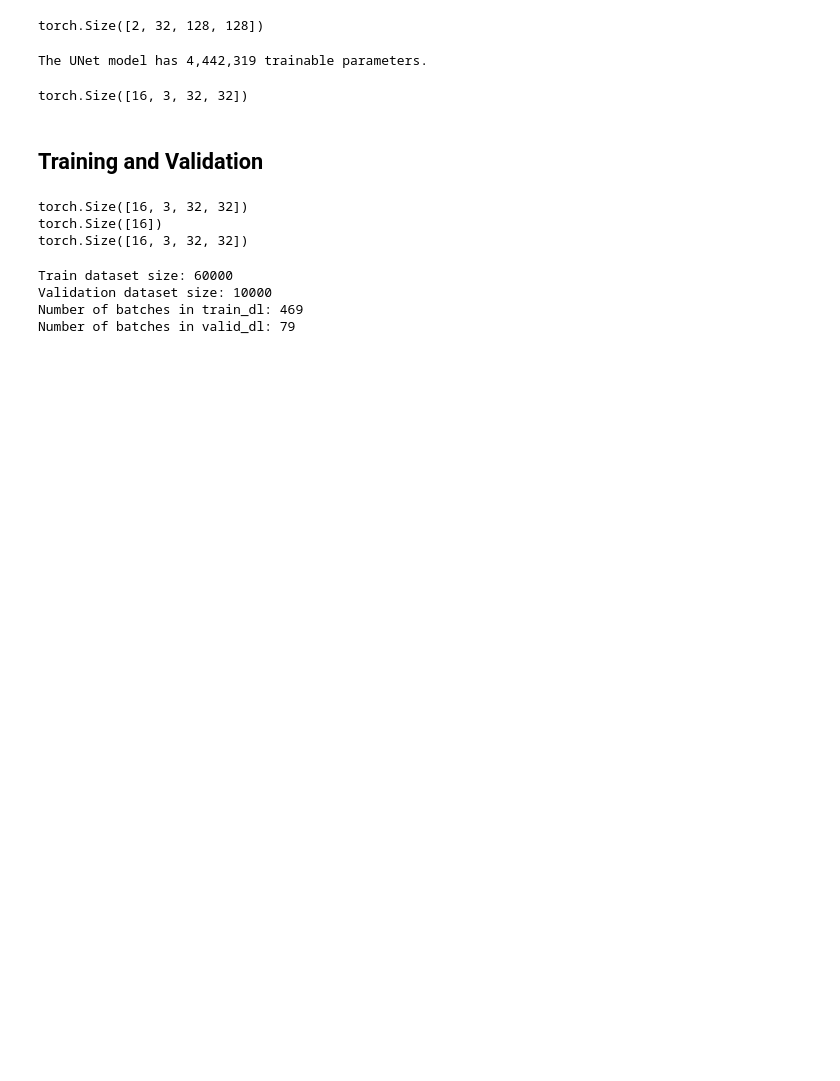
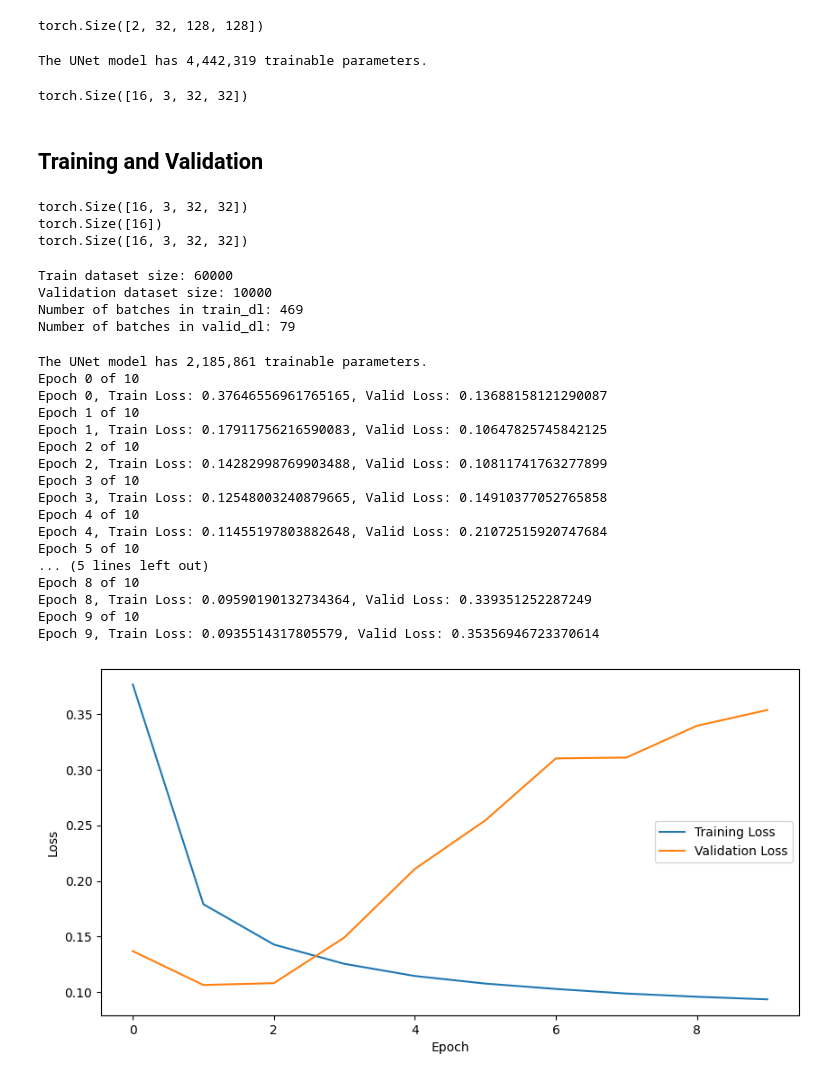
Before and after one commit to aryamanpandya99/computer_vision, a Jupyter notebook: ddpm.ipynb, the cells around one changed output. Cells and saved outputs as stored; diff of their text form; code cells hidden in the pictures; blank space fills up the shorter version.

```diff
--- a/ddpm.ipynb
+++ b/ddpm.ipynb
@@ -449,7 +449,7 @@ class UNet(nn.Module):
         )
 
         self.group_norm = nn.GroupNorm(num_groups=in_channels, num_channels=in_channels)
-        self.conv_out = nn.Conv2d(down_filters[0], in_channels, 3, padding=1)
+        self.conv_out = nn.Conv2d(in_channels=down_filters[0], out_channels=in_channels, kernel_size=3, padding=1)
 
     def forward(self, x, t):
         if self.T is not None:
@@ -469,6 +469,7 @@ class UNet(nn.Module):
         bottom_output = self.middle_upsample(bottom_output)
 
         right_out = self.right_block(bottom_output, residual_outputs, t_emb)
+
         output = self.conv_out(right_out)
         return output
 # %%
@@ -493,7 +494,7 @@ torch.Size([16, 3, 32, 32])
 # %% [markdown]
 ## Training and Validation
 # %%
-def alpha_bar(beta_schedule: torch.Tensor):
+def get_alpha_bar(beta_schedule: torch.Tensor):
     """
     what we need to do here is prepare a tensor of alpha_bars where each t'th entry
     in alphabars is the product of the alphas leading up to it. Alpha is  as 1 - beta
@@ -521,7 +522,7 @@ def prepare_batch(x: torch.Tensor, T: int, beta_schedule: torch.Tensor):
     t = torch.randint(0, T, (batch_size,)).to(device)
     e = torch.randn_like(x).to(device)
 
-    alpha_bar_t = alpha_bar(beta_schedule[t])
+    alpha_bar_t = get_alpha_bar(beta_schedule)[t]
     alpha_bar_t = alpha_bar_t.view(-1, 1, 1, 1)
 
     noisy_images = alpha_bar_t.sqrt() * x + (1 - alpha_bar_t).sqrt() * e
@@ -544,7 +545,15 @@ torch.Size([16, 3, 32, 32])
 torch.Size([16])
 torch.Size([16, 3, 32, 32])
 # %%
-def validate_model(model, valid_loader, loss_fn, all_valid_loss, T, beta_schedule):
+def validate_model(
+        model,
+        valid_loader,
+        loss_fn,
+        all_valid_loss,
+        T,
+        beta_schedule,
+        using_diffusers: bool = False
+        ):
     model.eval()
     valid_loss = []
 
@@ -552,7 +561,10 @@ def validate_model(model, valid_loader, loss_fn, all_valid_loss, T, beta_schedul
         for batch in valid_loader:
             x, _ = batch
             (noisy_images, t), e = prepare_batch(x, T, beta_schedule)
-            y_pred = model(noisy_images, t).sample # sample for diffusers library components
+            if using_diffusers:
+                y_pred = model(noisy_images, t).sample # sample for diffusers library components
+            else:
+                y_pred = model(noisy_images, t)
             loss = loss_fn(y_pred, e)
             valid_loss.append(loss.item())
 
@@ -578,21 +590,28 @@ def train_model(model: nn.Module,
                 epochs: int = 10,
                 valid_every: int = 1,
                 T: int = 1000,
+                using_diffusers: bool = False
                 ):
 
     all_train_loss = []
     all_valid_loss = []
+
+    alpha_bar = get_alpha_bar(beta_schedule)
 
     for epoch in range(epochs):
         print(f"Epoch {epoch} of {epochs}")
         model.train()
         train_loss = []
 
+
         for batch in train_loader:
             x, _ = batch
             (noisy_images, t), e = prepare_batch(x, T, beta_schedule)
             optim.zero_grad()
-            y_pred = model(noisy_images, t).sample # sample for diffusers library components
+            if using_diffusers:
+                y_pred = model(noisy_images, t).sample # sample for diffusers library components
+            else:
+                y_pred = model(noisy_images, t)
 
             loss = loss_fn(y_pred, e)
             loss.backward()
@@ -603,7 +622,7 @@ def train_model(model: nn.Module,
         scheduler.step()
 
         if epoch % valid_every == 0:
-            validate_model(model, valid_loader, loss_fn, all_valid_loss, T, beta_schedule)
+            validate_model(model, valid_loader, loss_fn, all_valid_loss, T, beta_schedule, using_diffusers)
             print(
                 f"Epoch {epoch}, Train Loss: {sum(train_loss) / len(train_loss)}, "
                 f"Valid Loss: {all_valid_loss[-1]}"
@@ -689,31 +708,50 @@ Number of batches in valid_dl: 79
 # %%
 model = UNet(
     down_filters=[32, 64, 128],
     in_channels=1,
     num_layers=1,
     has_attention=True,
     num_heads=1,
     diffusion_steps=1000,
 ).to(device)
 
 num_params = count_parameters(model)
 print(f"The UNet model has {num_params:,} trainable parameters.")
 
-optim = torch.optim.Adam(model.parameters(), lr=1e-3, eps=1e-6)
+optim = torch.optim.Adam(model.parameters(), lr=3e-4)
 scheduler = torch.optim.lr_scheduler.OneCycleLR(optim, max_lr=1e-3, steps_per_epoch=len(train_dl), epochs=10)
 loss_fn = nn.MSELoss()
 
 beta_schedule = torch.linspace(0.0001, 0.02, 1000).to(device)
 
 train_model(
     model=model,
     optim=optim,
     loss_fn=loss_fn,
     train_loader=train_dl,
     valid_loader=valid_dl,
     scheduler=scheduler,
     beta_schedule=beta_schedule,
     epochs=10,
     valid_every=1,
     T=1000
 )
+# %% [output]
+The UNet model has 2,185,861 trainable parameters.
+Epoch 0 of 10
+Epoch 0, Train Loss: 0.37646556961765165, Valid Loss: 0.13688158121290087
+Epoch 1 of 10
+Epoch 1, Train Loss: 0.17911756216590083, Valid Loss: 0.10647825745842125
+Epoch 2 of 10
+Epoch 2, Train Loss: 0.14282998769903488, Valid Loss: 0.10811741763277899
+Epoch 3 of 10
+Epoch 3, Train Loss: 0.12548003240879665, Valid Loss: 0.14910377052765858
+Epoch 4 of 10
+Epoch 4, Train Loss: 0.11455197803882648, Valid Loss: 0.21072515920747684
+Epoch 5 of 10
+... (5 lines left out)
+Epoch 8 of 10
+Epoch 8, Train Loss: 0.09590190132734364, Valid Loss: 0.339351252287249
+Epoch 9 of 10
+Epoch 9, Train Loss: 0.0935514317805579, Valid Loss: 0.35356946723370614
+[figure, added]
```
Also changed, not shown: parts of 9 cells of this notebook, 1 other file.
